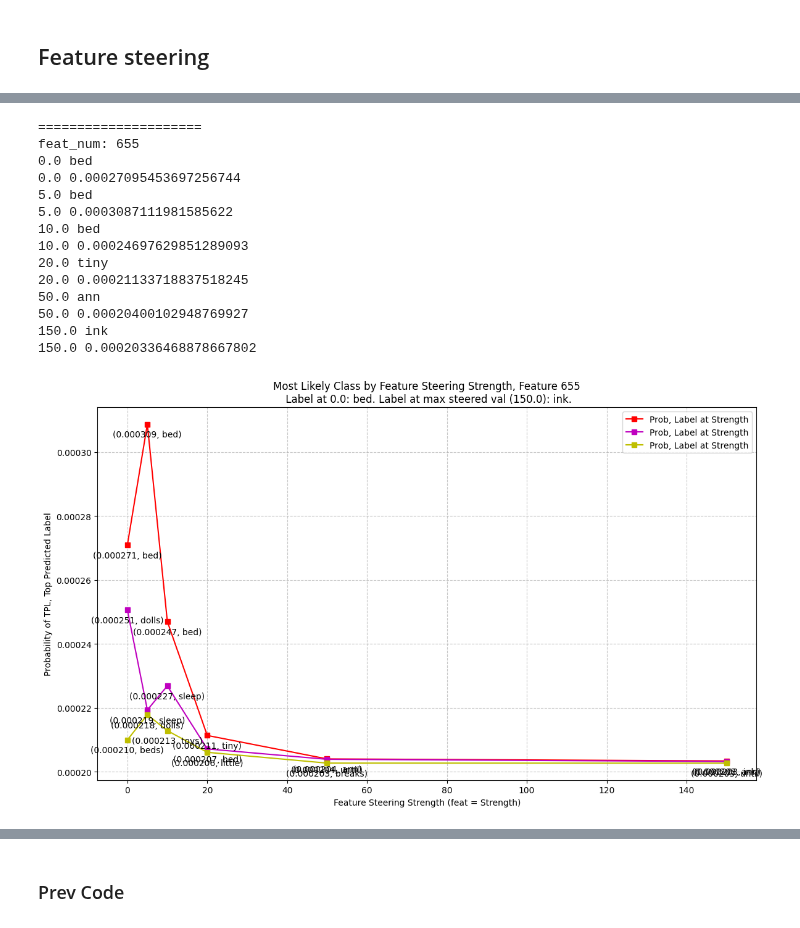
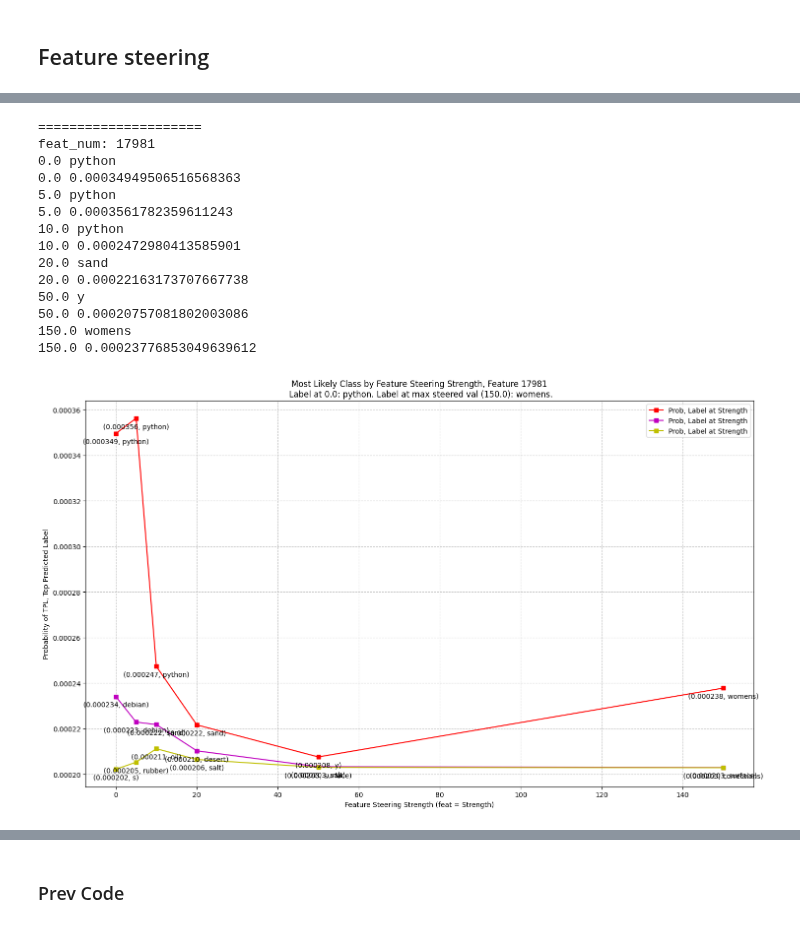
Before and after one commit to soniajoseph/ViT-Prisma, a Jupyter notebook: src/vit_prisma/sae/evals/feature_steering-get-curve-done-well.ipynb, the cells around one changed output, grey strips where cells are left out. Drawn from its saved outputs; the diff is of its cells as text; code cells hidden in the pictures.

```diff
--- a/src/vit_prisma/sae/evals/feature_steering-get-curve-done-well.ipynb
+++ b/src/vit_prisma/sae/evals/feature_steering-get-curve-done-well.ipynb
@@ -164,7 +165,7 @@ val_dataloader = DataLoader(val_data, batch_size=cfg.batch_size, shuffle=False,
 ## Load pretrained SAE to evaluate
 # %%
 from vit_prisma.sae.sae import SparseAutoencoder
-sparse_autoencoder = SparseAutoencoder(cfg).load_from_pretrained("/workspace/sae_checkpoints/sparse-autoencoder-clip-b-32-sae-vanilla-x64-layer-11-hook_resid_post-l1-0.0001/n_images_2600058.pt")
+sparse_autoencoder = SparseAutoencoder(cfg).load_from_pretrained("/workspace/sae_checkpoints/sparse-autoencoder-clip-b-32-sae-vanilla-x64-layer-0-hook_mlp_out-l1-0.0001/n_images_2600058.pt")
 sparse_autoencoder.to(cfg.device)
 sparse_autoencoder.eval()  # prevents error if we're expecting a dead neuron mask for who
 # %% [output]
@@ -275,7 +276,7 @@ def steering_hook_fn(
         return steered_sae_out + error
     return steered_sae_out
 # %%
-random_feat_idxs = np.random.randint(0, high=3000, size=(5))
+random_feat_idxs = np.random.randint(0, high=40000, size=(10))
 random_feat_idxs[0] = 655
 random_feat_idxs[1] = 656
 random_feat_idxs[2] = 665
@@ -453,8 +454,8 @@ for steering_strength in steering_strengths:
 
 
         logit_diff = text_probs_altered - text_probs_default
-#         logit_diff_aggregate = logit_diff.sum(dim=0)
-        logit_diff_aggregate = logit_diff.mean(dim=0)
+        logit_diff_aggregate = logit_diff.sum(dim=0)
+#         logit_diff_aggregate = logit_diff.mean(dim=0)
 
         logit_ratio = text_probs_altered/text_probs_default
         logit_ratio_aggregate = logit_ratio.mean(dim=0)
@@ -628,8 +629,8 @@ steering_strength_image_results.keys(), steering_strength_image_results[str(stee
 # %%
 i = 0
 # 0: python, 3: bowl, 4: bed, 6: guinea
-image_idx = 4
-feat_num = 655
+image_idx = 0
+feat_num = list(steering_strength_image_results[str(steering_strength)].keys())[-2]
 
 # to iterate over many features:
 # for feat_num in steering_strength_image_results[str(steering_strength)].keys():
@@ -704,7 +705,7 @@ plt.show()
 # top-k logits chart
 i = 0
 # 0: python, 3: bowl, 4: bed, 6: guinea
-image_idx = 4
+image_idx = image_idx
 feat_num = feat_num
 
 # to iterate over many features:
@@ -740,7 +741,7 @@ y1_3 = [tup[1] for tup in sorted(feat_num_concept_arr_3)]
 y2_3 = [tup[1] for tup in sorted(feat_num_prob_arr_3)]
 
 # Create the plot
-plt.figure(figsize=(12, 9))
+plt.figure(figsize=(15, 9))
 
 # Plot each line with different colors and markers
 plt.plot(np.array(x), y2, 'rs-', label='Prob, Label at Strength')  # Red line with squares
@@ -756,44 +757,44 @@ for i in range(len(x)):
                 xytext=(0,-15),
                 ha='center')
     plt.annotate(f'({y2_2[i]:01f}, {y1_2[i]})',
                 (x[i], y2_2[i]),
                 textcoords="offset points",
                 xytext=(0,-15),
                 ha='center')
     plt.annotate(f'({y2_3[i]:01f}, {y1_3[i]})',
                 (x[i], y2_3[i]),
                 textcoords="offset points",
                 xytext=(0,-15),
                 ha='center')
 
 # Customize the plot
 plt.xlabel('Feature Steering Strength (feat = Strength)')
 plt.ylabel('Probability of TPL, Top Predicted Label')
 plt.title(f'Most Likely Class by Feature Steering Strength, Feature {feat_num}\n Label at 0.0: {steering_strength_image_results[str(0.0)][feat_num][image_idx][0][0]}. Label at max steered val ({str(max(steering_strengths))}): {steering_strength_image_results[str(max(steering_strengths))][feat_num][image_idx][0][0]}.')
 plt.legend()
 plt.grid(True, linestyle='--', alpha=0.7)
 
 # Adjust layout to prevent label overlap
 plt.tight_layout()
 
 
 # plt.savefig("test.svg")
 
 # Show the plot
 plt.show()
 # %% [output]
 =====================
-feat_num: 655
-0.0 bed
-0.0 0.00027095453697256744
-5.0 bed
-5.0 0.0003087111981585622
-10.0 bed
-10.0 0.00024697629851289093
-20.0 tiny
-20.0 0.00021133718837518245
-50.0 ann
-50.0 0.00020400102948769927
-150.0 ink
-150.0 0.00020336468878667802
+feat_num: 17981
+0.0 python
+0.0 0.00034949506516568363
+5.0 python
+5.0 0.0003561782359611243
+10.0 python
+10.0 0.0002472980413585901
+20.0 sand
+20.0 0.00022163173707667738
+50.0 y
+50.0 0.00020757081802003086
+150.0 womens
+150.0 0.00023776853049639612
-[figure, old version]
+[figure, new version]
```
Also changed, not shown: parts of 12 cells of this notebook.
